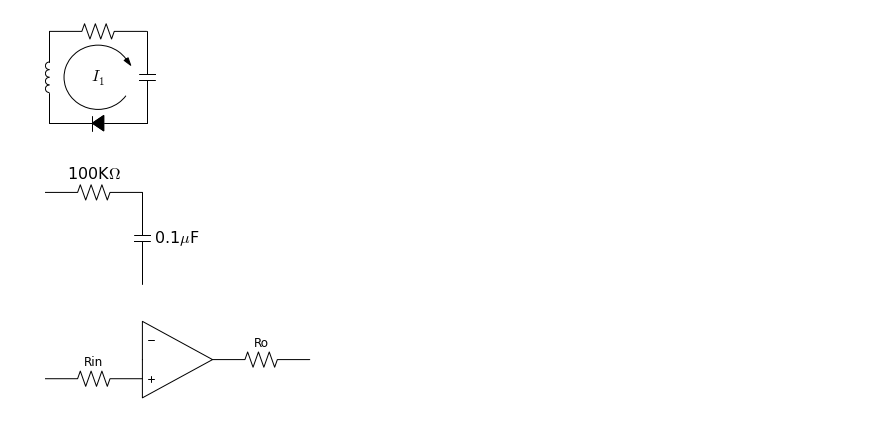
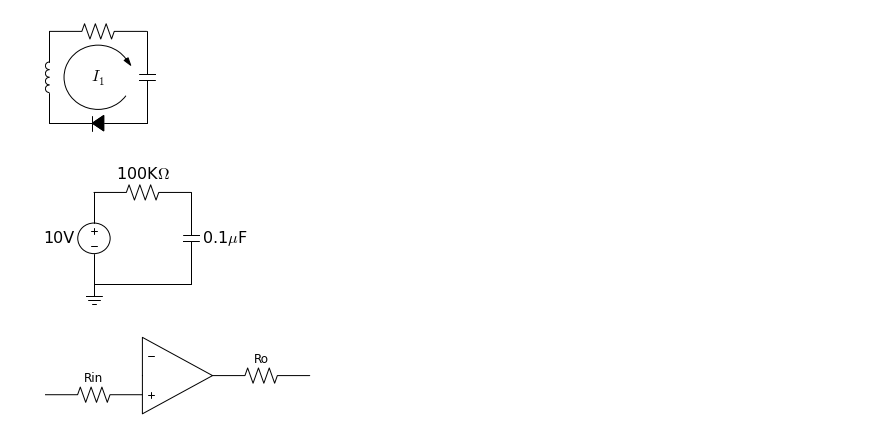
Before and after one commit to cdelker/schemdraw, a Jupyter notebook: docs/img/doc_images.ipynb, the cells around one changed output. Cells and saved outputs as stored; diff of their text form; code cells hidden in the pictures.

```diff
--- a/docs/img/doc_images.ipynb
+++ b/docs/img/doc_images.ipynb
@@ -193,12 +193,15 @@ d.save('loopi.png')
 [figure]
 # %%
 d = schem.Drawing()
-d.add( e.RES, label='100K$\Omega$' )
+V1 = d.add( e.SOURCE_V, label='10V' )
+d.add( e.RES, d='right', label='100K$\Omega$' )
 d.add( e.CAP, d='down', botlabel='0.1$\mu$F' )
+d.add( e.LINE, to=V1.start )
+d.add( e.GND )
 d.draw()
-d.save( 'testschematic.eps' )
+d.save( 'testschematic.png' )
 # %% [output]
-[figure, old version]
+[figure, new version]
 # %%
 d = schem.Drawing(fontsize=12)
 d.add( e.RES, label='Rin' )
```
Also changed, not shown: 5 other files.
